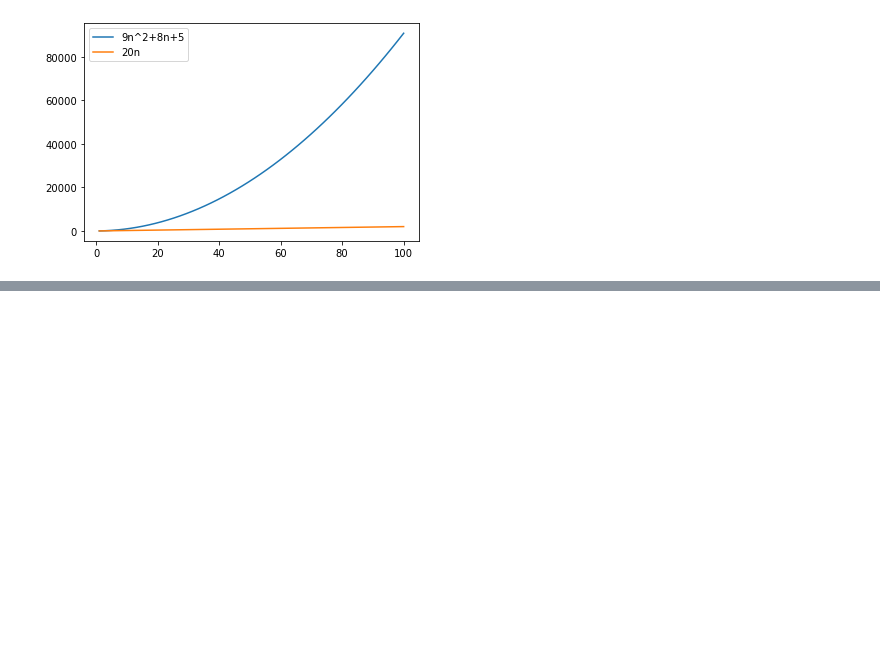
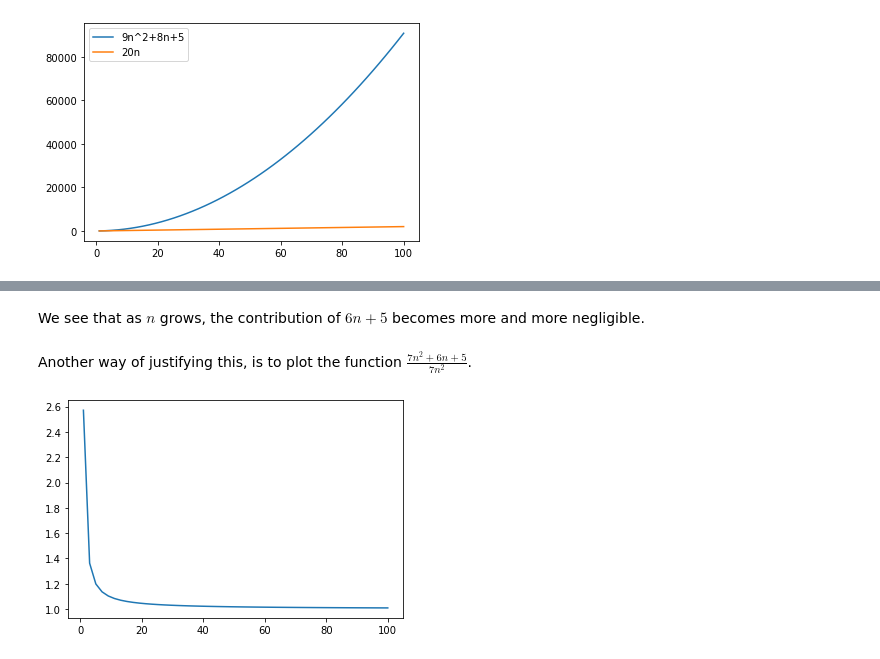
Before and after one commit to AayushTyagi1/Analyzing-Big-O-Notation, a Jupyter notebook: Analyzing Big-O Notation.ipynb, the cells around one changed output, grey strips where cells are left out. Drawn from its saved outputs; the diff is of its cells as text; code cells hidden in the pictures; blank space fills up the shorter version.

```diff
--- a/Analyzing Big-O Notation.ipynb
+++ b/Analyzing Big-O Notation.ipynb
@@ -35,0 +68,10 @@ plt.show()
+# %% [markdown]
+We see that as $n$ grows, the contribution of $6n+5$ becomes more and more negligible.
+# %% [markdown]
+Another way of justifying this, is to plot the function $\frac{7n^2+6n+5}{7n^2}$.
+# %%
+n = np.linspace(1,100)
+plt.plot(n,(7*n*n+6*n+5)/(7*n*n))
+plt.show()
+# %% [output]
+[figure, added]
```
Also changed, not shown: parts of 9 cells of this notebook.
